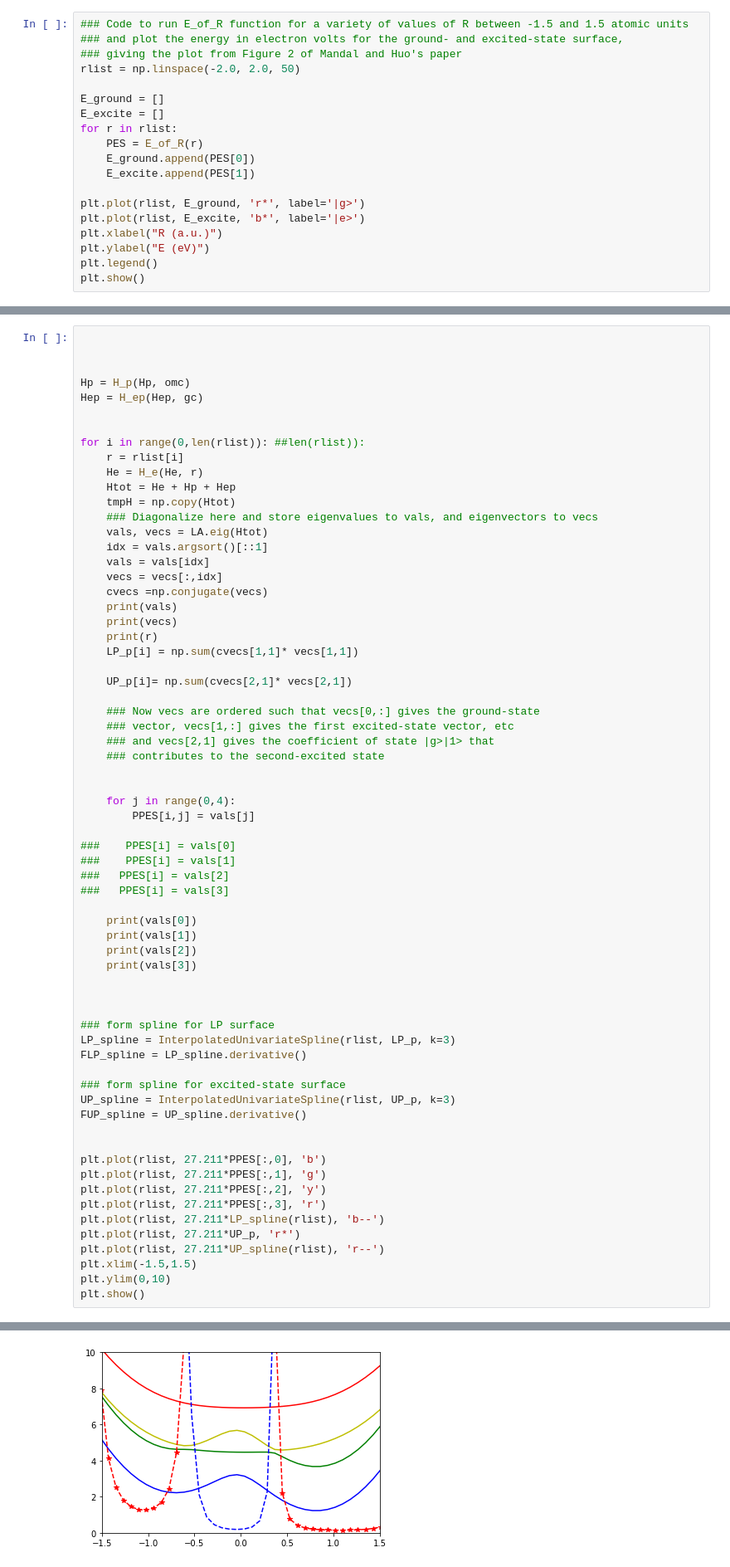
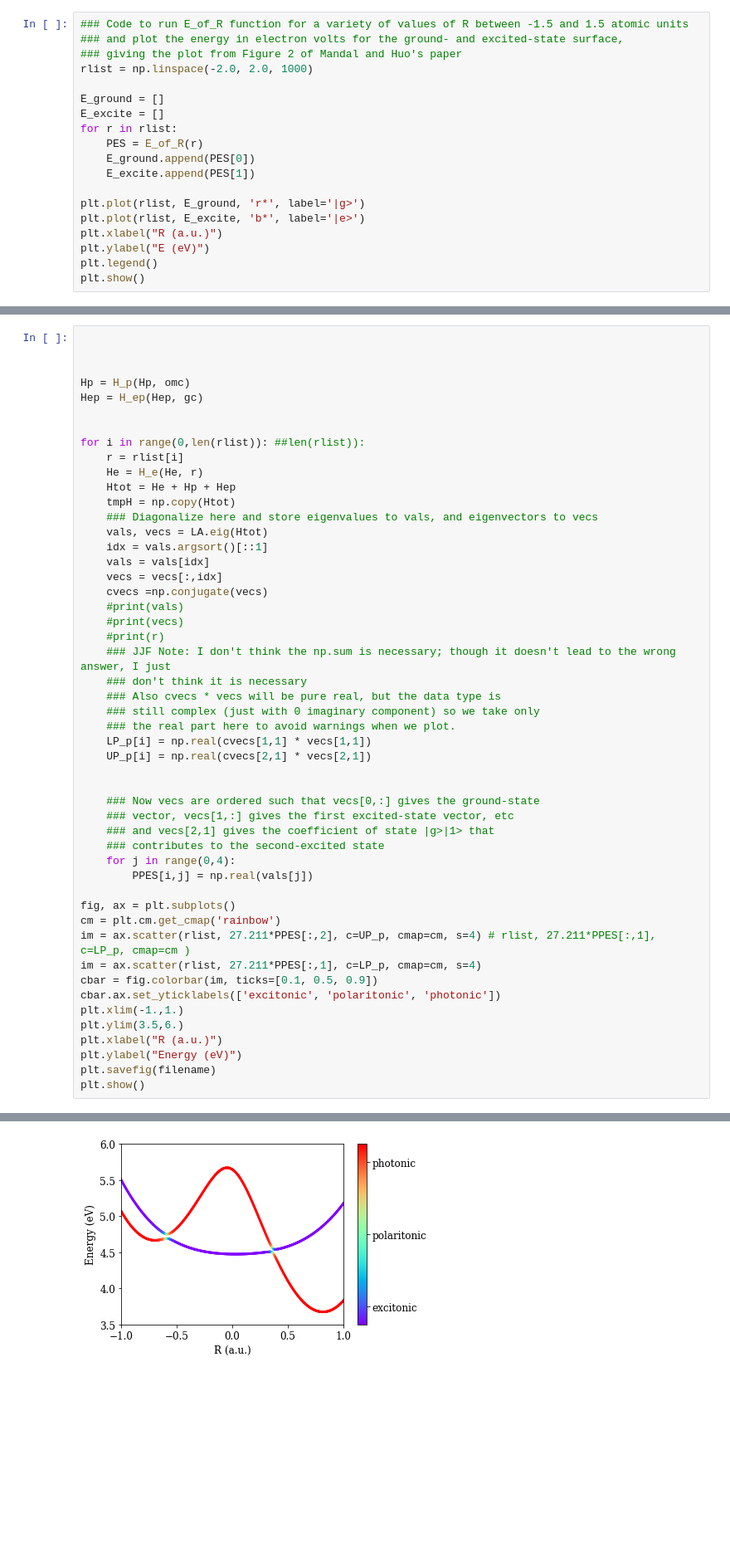
Before and after one commit to FoleyLab/PyCQED, a Jupyter notebook: Notebooks/Polariton_Hamiltonian-V111.ipynb, the cells around one changed output, grey strips where cells are left out. Shown at 83% size. Cells and saved outputs as stored; diff of their text form; blank space fills up the shorter version.

Commit message:
fixed plotting styles and simplified Polariton_Hamiltonian-V111.ipynb

```diff
--- a/Notebooks/Polariton_Hamiltonian-V111.ipynb
+++ b/Notebooks/Polariton_Hamiltonian-V111.ipynb
@@ -64,7 +64,7 @@ def E_of_R(R):
 ### Code to run E_of_R function for a variety of values of R between -1.5 and 1.5 atomic units
 ### and plot the energy in electron volts for the ground- and excited-state surface,
 ### giving the plot from Figure 2 of Mandal and Huo's paper
-rlist = np.linspace(-2.0, 2.0, 50)
+rlist = np.linspace(-2.0, 2.0, 1000)
 
 E_ground = []
 E_excite = []
@@ -590,51 +228,35 @@ for i in range(0,len(rlist)): ##len(rlist)):
     vals = vals[idx]
     vecs = vecs[:,idx]
     cvecs =np.conjugate(vecs)
-    print(vals)
-    print(vecs)
-    print(r)
-    LP_p[i] = np.sum(cvecs[1,1]* vecs[1,1])
+    #print(vals)
+    #print(vecs)
+    #print(r)
+    ### JJF Note: I don't think the np.sum is necessary; though it doesn't lead to the wrong answer, I just
+    ### don't think it is necessary
+    ### Also cvecs * vecs will be pure real, but the data type is
+    ### still complex (just with 0 imaginary component) so we take only
+    ### the real part here to avoid warnings when we plot.
+    LP_p[i] = np.real(cvecs[1,1] * vecs[1,1])
+    UP_p[i] = np.real(cvecs[2,1] * vecs[2,1])
 
-    UP_p[i]= np.sum(cvecs[2,1]* vecs[2,1])
 
     ### Now vecs are ordered such that vecs[0,:] gives the ground-state
     ### vector, vecs[1,:] gives the first excited-state vector, etc
     ### and vecs[2,1] gives the coefficient of state |g>|1> that
     ### contributes to the second-excited state
+    for j in range(0,4):
+        PPES[i,j] = np.real(vals[j])
 
-
-    for j in range(0,4):
-        PPES[i,j] = vals[j]
-
-###    PPES[i] = vals[0]
-###    PPES[i] = vals[1]
-###   PPES[i] = vals[2]
-###   PPES[i] = vals[3]
-
-    print(vals[0])
-    print(vals[1])
-    print(vals[2])
-    print(vals[3])
-
-
-
-### form spline for LP surface
-LP_spline = InterpolatedUnivariateSpline(rlist, LP_p, k=3)
-FLP_spline = LP_spline.derivative()
-
-### form spline for excited-state surface
-UP_spline = InterpolatedUnivariateSpline(rlist, UP_p, k=3)
-FUP_spline = UP_spline.derivative()
-
-
-plt.plot(rlist, 27.211*PPES[:,0], 'b')
-plt.plot(rlist, 27.211*PPES[:,1], 'g')
-plt.plot(rlist, 27.211*PPES[:,2], 'y')
-plt.plot(rlist, 27.211*PPES[:,3], 'r')
-plt.plot(rlist, 27.211*LP_spline(rlist), 'b--')
-plt.plot(rlist, 27.211*UP_p, 'r*')
-plt.plot(rlist, 27.211*UP_spline(rlist), 'r--')
-plt.xlim(-1.5,1.5)
-plt.ylim(0,10)
+fig, ax = plt.subplots()
+cm = plt.cm.get_cmap('rainbow')
+im = ax.scatter(rlist, 27.211*PPES[:,2], c=UP_p, cmap=cm, s=4) # rlist, 27.211*PPES[:,1], c=LP_p, cmap=cm )
+im = ax.scatter(rlist, 27.211*PPES[:,1], c=LP_p, cmap=cm, s=4)
+cbar = fig.colorbar(im, ticks=[0.1, 0.5, 0.9])
+cbar.ax.set_yticklabels(['excitonic', 'polaritonic', 'photonic'])
+plt.xlim(-1.,1.)
+plt.ylim(3.5,6.)
+plt.xlabel("R (a.u.)")
+plt.ylabel("Energy (eV)")
+plt.savefig(filename)
 plt.show()
 # %% [output]
@@ -658 +263 @@ plt.show()
-[figure, old version]
+[figure, new version]
```
Also changed, not shown: parts of 19 cells of this notebook, 1 other file.
